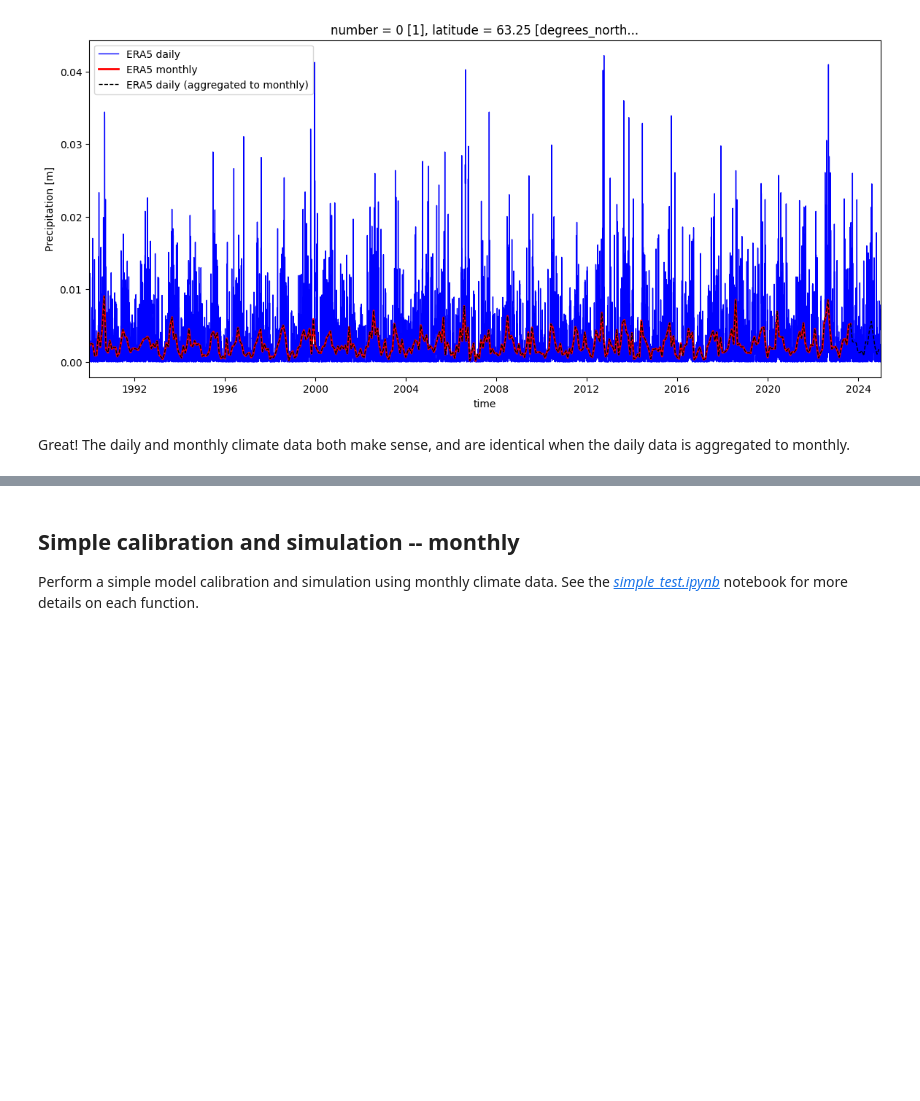
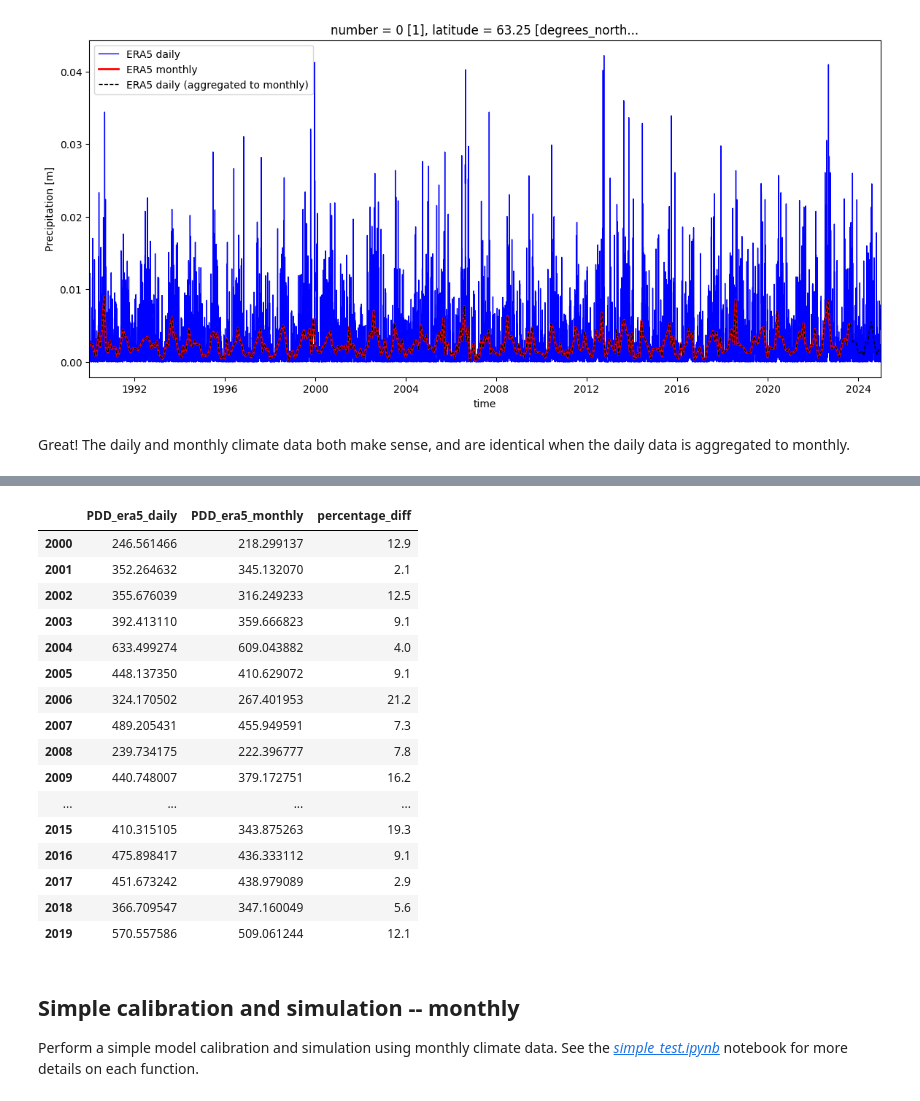
Before and after one commit to PyGEM-Community/PyGEM-notebooks, a Jupyter notebook: simple_test_daily.ipynb, the cells around one changed output, grey strips where cells are left out. Drawn from its saved outputs; the diff is of its cells as text; code cells hidden in the pictures; blank space fills up the shorter version.

```diff
--- a/simple_test_daily.ipynb
+++ b/simple_test_daily.ipynb
@@ -144,3 +187,43 @@ Great! The daily and monthly climate data both make sense, and are identical whe
+# %%
+# compare PDDs between daily and monthly data around the mean elevation of Gulkana
+monthly_era5_series = pd.Series(monthly_t2m_pixel_lr, index=pd.to_datetime(monthly_t2m_pixel.time))
+daily_era5_series = pd.Series(daily_t2m_pixel_lr, index=pd.to_datetime(daily_t2m_pixel.time))
+
+# function to calculate annual positive degree-days
+def annual_pdd(ts):
+    ts_pos = ts.copy()
+    ts_pos[ts_pos < 0] = 0  # only positive temperatures
+    if (ts_pos.index[1] - ts_pos.index[0]).days > 1: # if data is not daily
+        ts_pos = ts_pos * ts_pos.index.days_in_month
+
+    return ts_pos.groupby(ts_pos.index.year).sum()
+
+# calculate annual PDDs
+pdd_era5_monthly = annual_pdd(monthly_era5_series)
+pdd_era5_daily = annual_pdd(daily_era5_series)
+
+pdd_era5_df = pd.DataFrame({'PDD_era5_daily': pdd_era5_daily, 'PDD_era5_monthly': pdd_era5_monthly})
+pdd_era5_df['percentage_diff'] = round(((pdd_era5_df['PDD_era5_daily'] - pdd_era5_df['PDD_era5_monthly'])
+                                        / pdd_era5_df['PDD_era5_monthly'] * 100), 1)
+pdd_era5_df.loc['2000':'2019']
+# %% [output]
+|  | PDD_era5_daily | PDD_era5_monthly | percentage_diff |
+| 2000 | 246.561466 | 218.299137 | 12.9 |
+| 2001 | 352.264632 | 345.132070 | 2.1 |
+| 2002 | 355.676039 | 316.249233 | 12.5 |
+| 2003 | 392.413110 | 359.666823 | 9.1 |
+| 2004 | 633.499274 | 609.043882 | 4.0 |
+| 2005 | 448.137350 | 410.629072 | 9.1 |
+| 2006 | 324.170502 | 267.401953 | 21.2 |
+| 2007 | 489.205431 | 455.949591 | 7.3 |
+| 2008 | 239.734175 | 222.396777 | 7.8 |
+| 2009 | 440.748007 | 379.172751 | 16.2 |
+| ... | ... | ... | ... |
+| 2015 | 410.315105 | 343.875263 | 19.3 |
+| 2016 | 475.898417 | 436.333112 | 9.1 |
+| 2017 | 451.673242 | 438.979089 | 2.9 |
+| 2018 | 366.709547 | 347.160049 | 5.6 |
+| 2019 | 570.557586 | 509.061244 | 12.1 |
 # %% [markdown]
 ## Simple calibration and simulation -- monthly
 
```
Also changed, not shown: parts of 5 cells of this notebook.
